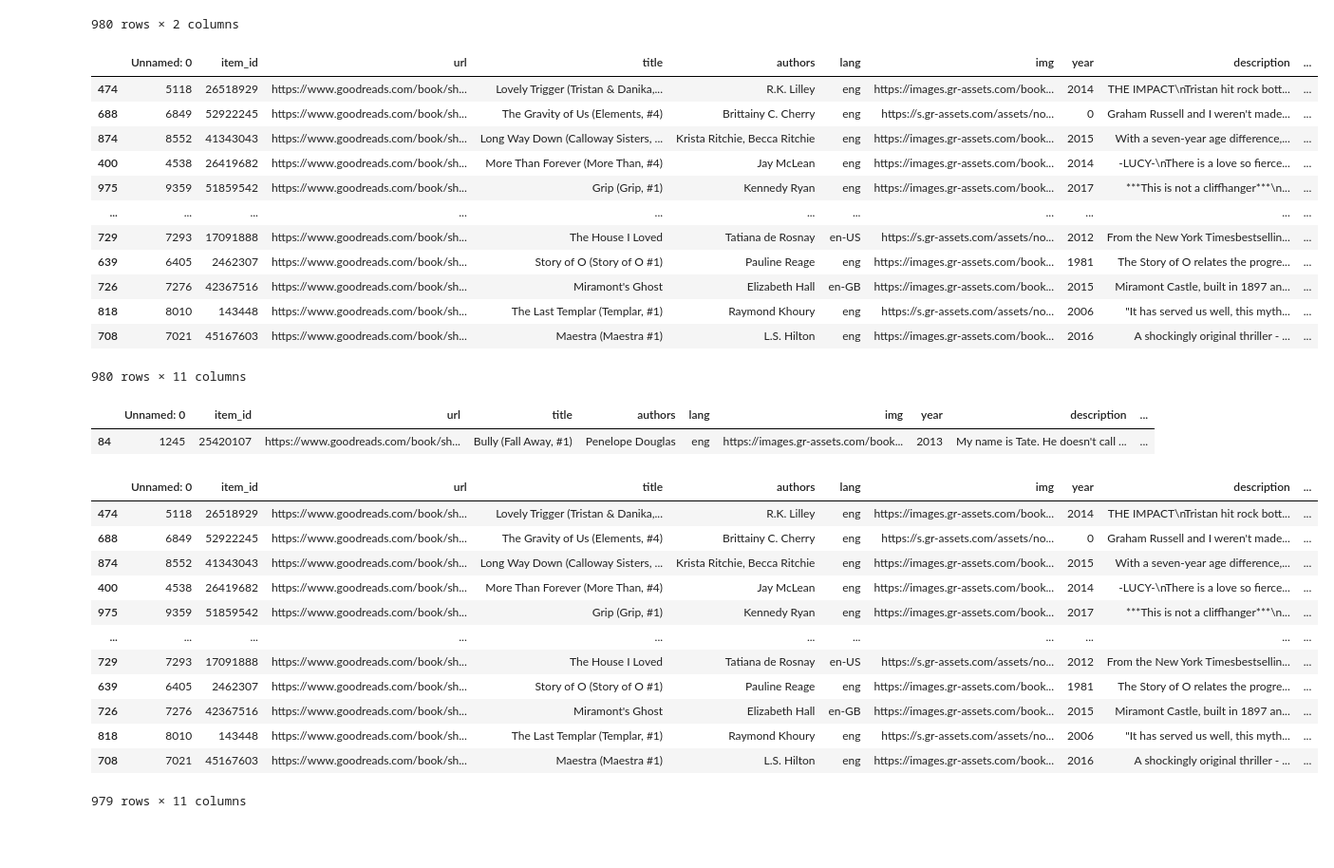
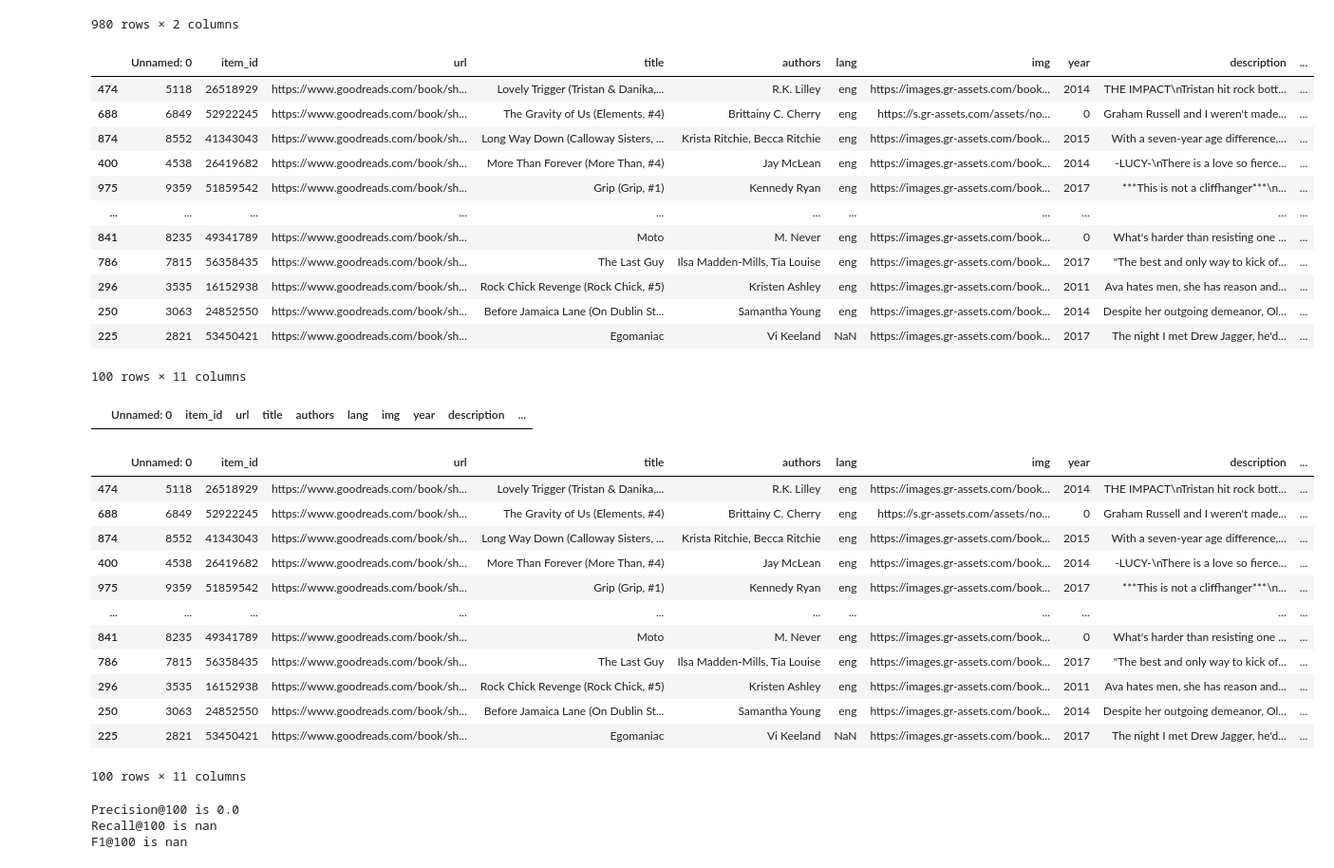
Before and after one commit to Khang283/Book_Recommendation_System, a Jupyter notebook: flaskr/knowledge_based.ipynb, the cells around one changed output. Shown at 95% size. Saved outputs shown, nothing was run; the diff lists cells and outputs as text; code cells hidden in the pictures; blank space fills up the shorter version.

```diff
--- a/flaskr/knowledge_based.ipynb
+++ b/flaskr/knowledge_based.ipynb
@@ -37,7 +37,7 @@ books
 | 9373 | 963076 | https://www.goodreads.com/book/sh... | Everything That Rises Must Conver... | Flannery O'Connor | eng | https://images.gr-assets.com/book... | 1996 | Librarian's Note: For an alternat... | 3.950311 |
 9374 rows × 9 columns
 # %%
-tags = pd.read_json('../data/tags.json',lines=True)
+tags = pd.read_json('../data/rawdata/tags.json',lines=True)
 tags
 # %% [output]
 |  | tag | id |
@@ -54,7 +54,7 @@ tags
 | 726 | zombies | 726 |
 727 rows × 2 columns
 # %%
-tag_count = pd.read_json('../data/tag_count.json',lines=True)
+tag_count = pd.read_json('../data/rawdata/tag_count.json',lines=True)
 tag_count
 # %% [output]
 |  | item_id | tag_id | num |
@@ -129,7 +129,7 @@ df_book[df_book['item_id']==16827462]
 |  | item_id | url | title | authors | lang | img | year | description | average_rating | tags |
 | 0 | 16827462 | https://www.goodreads.com/book/sh... | The Fault in Our Stars | John Green | eng | https://images.gr-assets.com/book... | 2012 | There is an alternate cover editi... | 4.401269 | [5 stars, all time favorites, mad... |
 # %%
-ratings = pd.read_json('../data/ratings.json',lines=True)
+ratings = pd.read_json('../data/rawdata/ratings.json',lines=True)
 ratings
 # %% [output]
 |  | item_id | user_id | rating |
@@ -345,30 +354,30 @@ result
 # %%
 #read_books = ratings[ratings['user_id']==2]['item_id']
 #result = result[~result['item_id'].isin(read_books)]
 #result['average_rating']= result['item_id'].apply(lambda x: calculate_rating(x))
 top = pd.merge(books, result,on='item_id',how='inner')
 top = top.sort_values('average_rating',ascending=False)
+top=top[:100]
 top
 # %% [output]
 |  | Unnamed: 0 | item_id | url | title | authors | lang | img | year | description | ... |
 | 474 | 5118 | 26518929 | https://www.goodreads.com/book/sh... | Lovely Trigger (Tristan & Danika,... | R.K. Lilley | eng | https://images.gr-assets.com/book... | 2014 | THE IMPACT\nTristan hit rock bott... | ... |
 | 688 | 6849 | 52922245 | https://www.goodreads.com/book/sh... | The Gravity of Us (Elements, #4) | Brittainy C. Cherry | eng | https://s.gr-assets.com/assets/no... | 0 | Graham Russell and I weren't made... | ... |
 | 874 | 8552 | 41343043 | https://www.goodreads.com/book/sh... | Long Way Down (Calloway Sisters, ... | Krista Ritchie, Becca Ritchie | eng | https://images.gr-assets.com/book... | 2015 | With a seven-year age difference,... | ... |
 | 400 | 4538 | 26419682 | https://www.goodreads.com/book/sh... | More Than Forever (More Than, #4) | Jay McLean | eng | https://images.gr-assets.com/book... | 2014 | -LUCY-\nThere is a love so fierce... | ... |
 | 975 | 9359 | 51859542 | https://www.goodreads.com/book/sh... | Grip (Grip, #1) | Kennedy Ryan | eng | https://images.gr-assets.com/book... | 2017 | ***This is not a cliffhanger***\n... | ... |
 | ... | ... | ... | ... | ... | ... | ... | ... | ... | ... | ... |
-| 729 | 7293 | 17091888 | https://www.goodreads.com/book/sh... | The House I Loved | Tatiana de Rosnay | en-US | https://s.gr-assets.com/assets/no... | 2012 | From the New York Timesbestsellin... | ... |
-| 639 | 6405 | 2462307 | https://www.goodreads.com/book/sh... | Story of O (Story of O #1) | Pauline Reage | eng | https://images.gr-assets.com/book... | 1981 | The Story of O relates the progre... | ... |
-| 726 | 7276 | 42367516 | https://www.goodreads.com/book/sh... | Miramont's Ghost | Elizabeth Hall | en-GB | https://images.gr-assets.com/book... | 2015 | Miramont Castle, built in 1897 an... | ... |
-| 818 | 8010 | 143448 | https://www.goodreads.com/book/sh... | The Last Templar (Templar, #1) | Raymond Khoury | eng | https://s.gr-assets.com/assets/no... | 2006 | "It has served us well, this myth... | ... |
-| 708 | 7021 | 45167603 | https://www.goodreads.com/book/sh... | Maestra (Maestra #1) | L.S. Hilton | eng | https://images.gr-assets.com/book... | 2016 | A shockingly original thriller - ... | ... |
+| 841 | 8235 | 49341789 | https://www.goodreads.com/book/sh... | Moto | M. Never | eng | https://images.gr-assets.com/book... | 0 | What's harder than resisting one ... | ... |
+| 786 | 7815 | 56358435 | https://www.goodreads.com/book/sh... | The Last Guy | Ilsa Madden-Mills, Tia Louise | eng | https://images.gr-assets.com/book... | 2017 | "The best and only way to kick of... | ... |
+| 296 | 3535 | 16152938 | https://www.goodreads.com/book/sh... | Rock Chick Revenge (Rock Chick, #5) | Kristen Ashley | eng | https://images.gr-assets.com/book... | 2011 | Ava hates men, she has reason and... | ... |
+| 250 | 3063 | 24852550 | https://www.goodreads.com/book/sh... | Before Jamaica Lane (On Dublin St... | Samantha Young | eng | https://images.gr-assets.com/book... | 2014 | Despite her outgoing demeanor, Ol... | ... |
+| 225 | 2821 | 53450421 | https://www.goodreads.com/book/sh... | Egomaniac | Vi Keeland | NaN | https://images.gr-assets.com/book... | 2017 | The night I met Drew Jagger, he'd... | ... |
-980 rows × 11 columns
+100 rows × 11 columns
 # %%
 true_df = top[top['item_id'].isin(test['item_id'])]
 true_df
 # %% [output]
 |  | Unnamed: 0 | item_id | url | title | authors | lang | img | year | description | ... |
-| 84 | 1245 | 25420107 | https://www.goodreads.com/book/sh... | Bully (Fall Away, #1) | Penelope Douglas | eng | https://images.gr-assets.com/book... | 2013 | My name is Tate. He doesn't call ... | ... |
 # %%
 false_df = top[~top['item_id'].isin(test['item_id'])]
 false_df
@@ -380,9 +389,26 @@ false_df
 | 400 | 4538 | 26419682 | https://www.goodreads.com/book/sh... | More Than Forever (More Than, #4) | Jay McLean | eng | https://images.gr-assets.com/book... | 2014 | -LUCY-\nThere is a love so fierce... | ... |
 | 975 | 9359 | 51859542 | https://www.goodreads.com/book/sh... | Grip (Grip, #1) | Kennedy Ryan | eng | https://images.gr-assets.com/book... | 2017 | ***This is not a cliffhanger***\n... | ... |
 | ... | ... | ... | ... | ... | ... | ... | ... | ... | ... | ... |
-| 729 | 7293 | 17091888 | https://www.goodreads.com/book/sh... | The House I Loved | Tatiana de Rosnay | en-US | https://s.gr-assets.com/assets/no... | 2012 | From the New York Timesbestsellin... | ... |
-| 639 | 6405 | 2462307 | https://www.goodreads.com/book/sh... | Story of O (Story of O #1) | Pauline Reage | eng | https://images.gr-assets.com/book... | 1981 | The Story of O relates the progre... | ... |
-| 726 | 7276 | 42367516 | https://www.goodreads.com/book/sh... | Miramont's Ghost | Elizabeth Hall | en-GB | https://images.gr-assets.com/book... | 2015 | Miramont Castle, built in 1897 an... | ... |
-| 818 | 8010 | 143448 | https://www.goodreads.com/book/sh... | The Last Templar (Templar, #1) | Raymond Khoury | eng | https://s.gr-assets.com/assets/no... | 2006 | "It has served us well, this myth... | ... |
-| 708 | 7021 | 45167603 | https://www.goodreads.com/book/sh... | Maestra (Maestra #1) | L.S. Hilton | eng | https://images.gr-assets.com/book... | 2016 | A shockingly original thriller - ... | ... |
+| 841 | 8235 | 49341789 | https://www.goodreads.com/book/sh... | Moto | M. Never | eng | https://images.gr-assets.com/book... | 0 | What's harder than resisting one ... | ... |
+| 786 | 7815 | 56358435 | https://www.goodreads.com/book/sh... | The Last Guy | Ilsa Madden-Mills, Tia Louise | eng | https://images.gr-assets.com/book... | 2017 | "The best and only way to kick of... | ... |
+| 296 | 3535 | 16152938 | https://www.goodreads.com/book/sh... | Rock Chick Revenge (Rock Chick, #5) | Kristen Ashley | eng | https://images.gr-assets.com/book... | 2011 | Ava hates men, she has reason and... | ... |
+| 250 | 3063 | 24852550 | https://www.goodreads.com/book/sh... | Before Jamaica Lane (On Dublin St... | Samantha Young | eng | https://images.gr-assets.com/book... | 2014 | Despite her outgoing demeanor, Ol... | ... |
+| 225 | 2821 | 53450421 | https://www.goodreads.com/book/sh... | Egomaniac | Vi Keeland | NaN | https://images.gr-assets.com/book... | 2017 | The night I met Drew Jagger, he'd... | ... |
-979 rows × 11 columns
+100 rows × 11 columns
+# %%
+TP = (true_df['average_rating'] >= 3).sum()
+TN = (true_df['average_rating'] < 3).sum()
+FP = (false_df['average_rating'] >= 3).sum()
+FN = (false_df['average_rating'] < 3).sum()
+
+Precision = TP / (TP + FP)
+Recall = TP / (TP + FN)
+F1 = (2 * Precision * Recall) / (Precision / Recall)
+
+print(f'Precision@100 is {Precision}')
+print(f'Recall@100 is {Recall}')
+print(f'F1@100 is {F1}')
+# %% [output]
+Precision@100 is 0.0
+Recall@100 is nan
+F1@100 is nan
```
Also changed, not shown: parts of 2 cells of this notebook.
